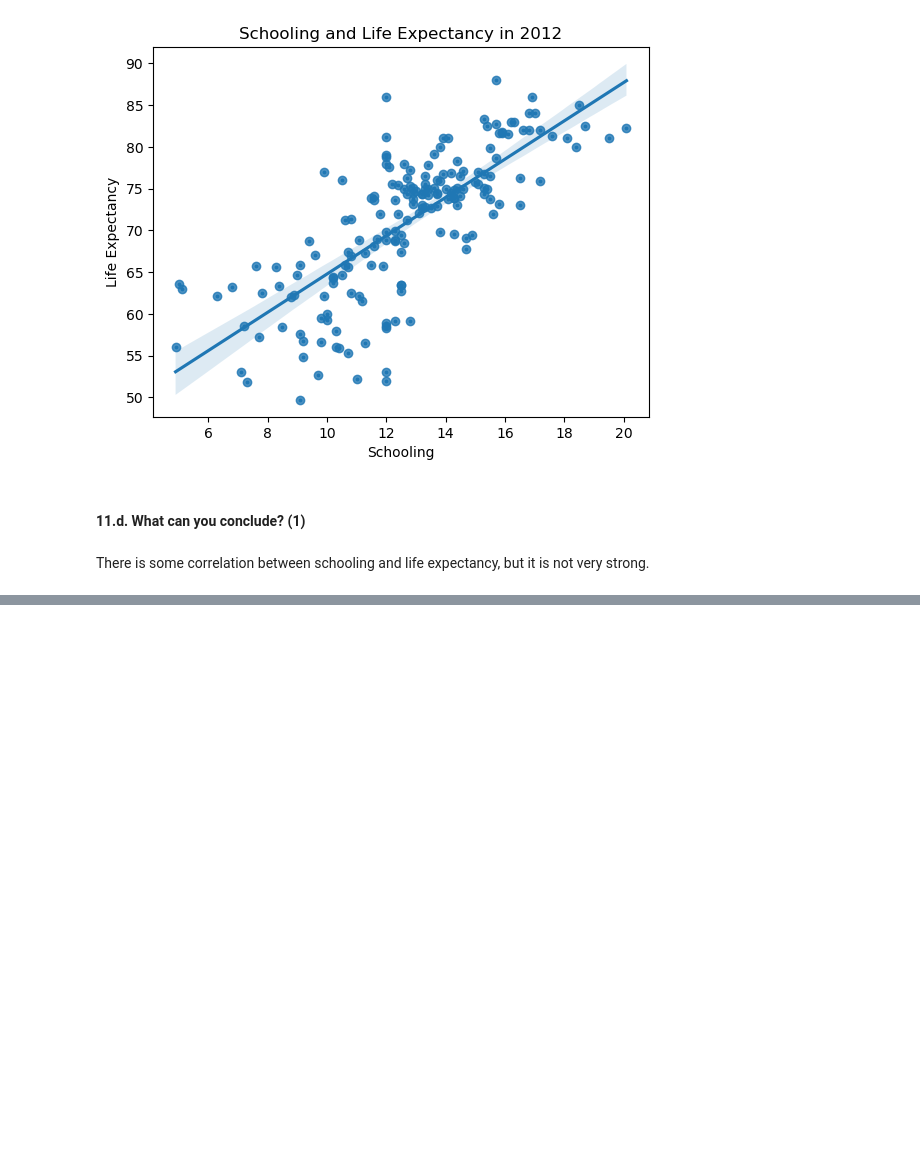
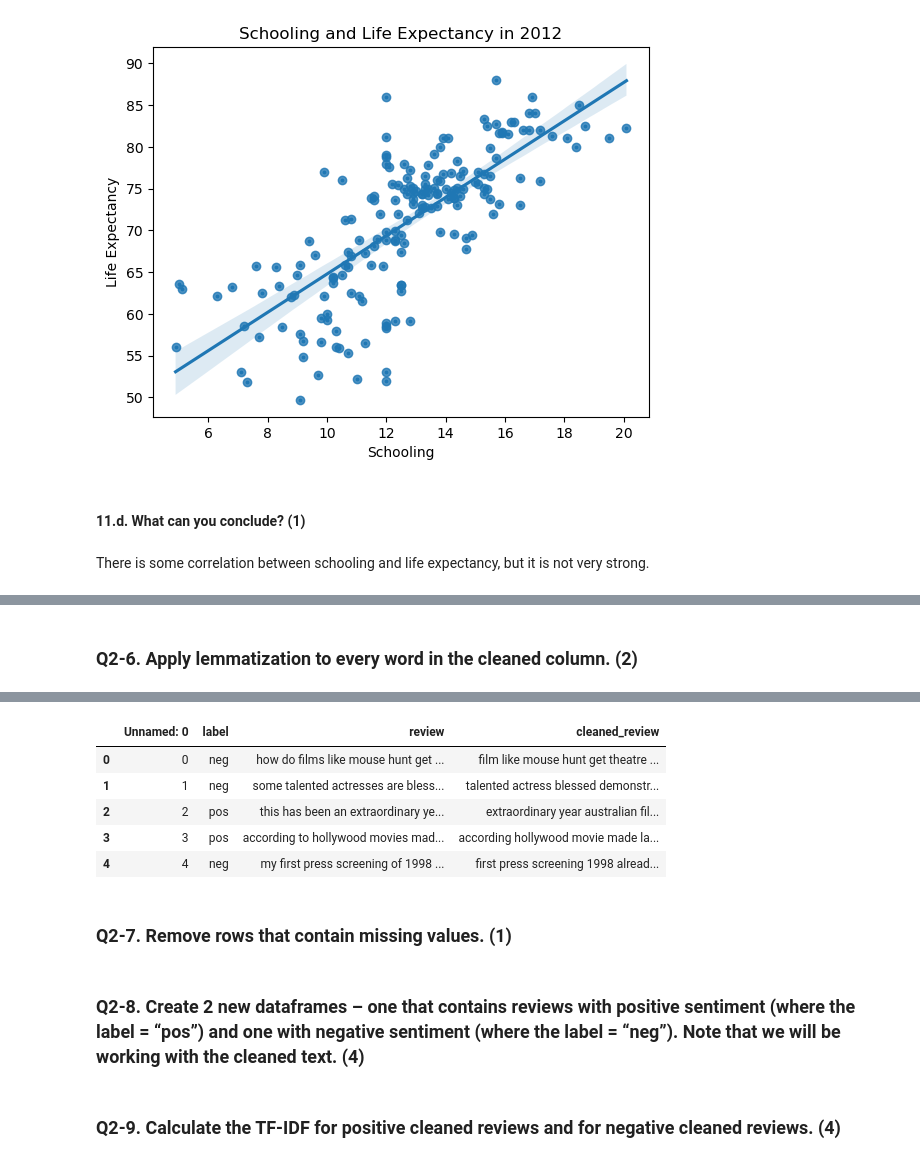
Before and after one commit to denglinghua/test-lab, a Jupyter notebook: da_assignment/DA_Assignment_2.ipynb, the cells around one changed output, grey strips where cells are left out. Cells and saved outputs as stored; diff of their text form; code cells hidden in the pictures; blank space fills up the shorter version.

```diff
--- a/da_assignment/DA_Assignment_2.ipynb
+++ b/da_assignment/DA_Assignment_2.ipynb
@@ -281,0 +351,13 @@ There is some correlation between schooling and life expectancy, but it is not v
+# %% [markdown]
+### Q2-6. Apply lemmatization to every word in the cleaned column. (2)
+# %%
+nltk.download('wordnet')
+
+from nltk.stem import WordNetLemmatizer
+
+lemmatizer = WordNetLemmatizer()
+remove_fun = lambda x: ' '.join([lemmatizer.lemmatize(word) for word in word_tokenize(x)])
+
+df['cleaned_review'] = df['cleaned_review'].apply(remove_fun)
+df.head(5)
+# %% [output]
@@ -281,0 +366,8 @@ There is some correlation between schooling and life expectancy, but it is not v
+|  | Unnamed: 0 | label | review | cleaned_review |
+| 0 | 0 | neg | how do films like mouse hunt get ... | film like mouse hunt get theatre ... |
+| 1 | 1 | neg | some talented actresses are bless... | talented actress blessed demonstr... |
+| 2 | 2 | pos | this has been an extraordinary ye... | extraordinary year australian fil... |
+| 3 | 3 | pos | according to hollywood movies mad... | according hollywood movie made la... |
+| 4 | 4 | neg | my first press screening of 1998 ... | first press screening 1998 alread... |
+# %% [markdown]
+### Q2-7. Remove rows that contain missing values. (1)
@@ -281,0 +376,2 @@ There is some correlation between schooling and life expectancy, but it is not v
+# %% [markdown]
+### Q2-8. Create 2 new dataframes – one that contains reviews with positive sentiment (where the label = “pos”) and one with negative sentiment (where the label = “neg”). Note that we will be working with the cleaned text. (4)
@@ -281,0 +381,2 @@ There is some correlation between schooling and life expectancy, but it is not v
+# %% [markdown]
+### Q2-9. Calculate the TF-IDF for positive cleaned reviews and for negative cleaned reviews. (4)
```
Also changed, not shown: parts of 28 cells of this notebook.
